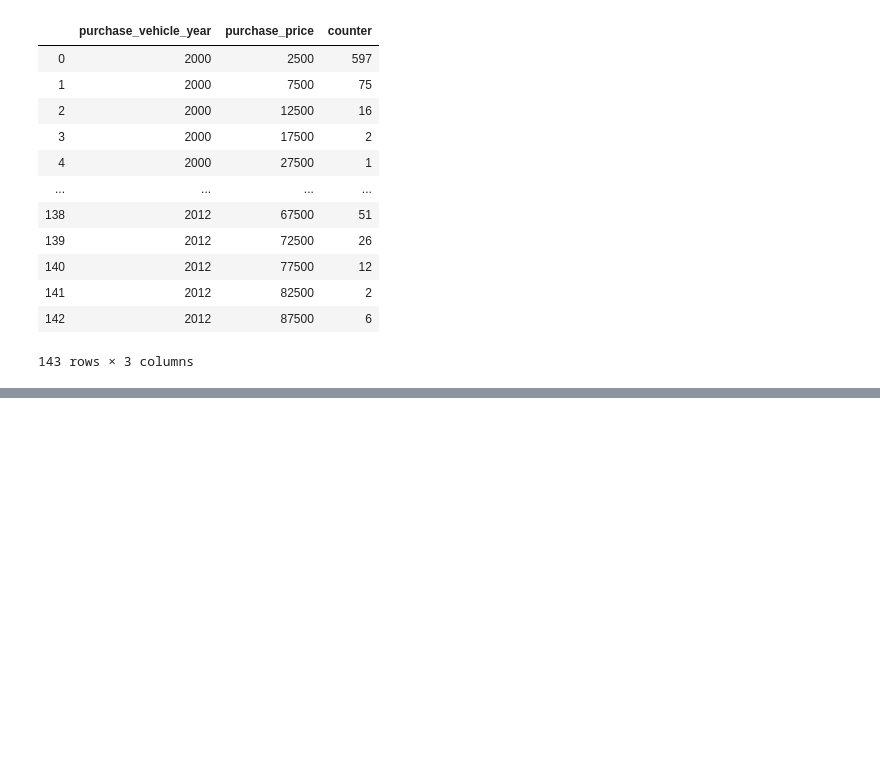
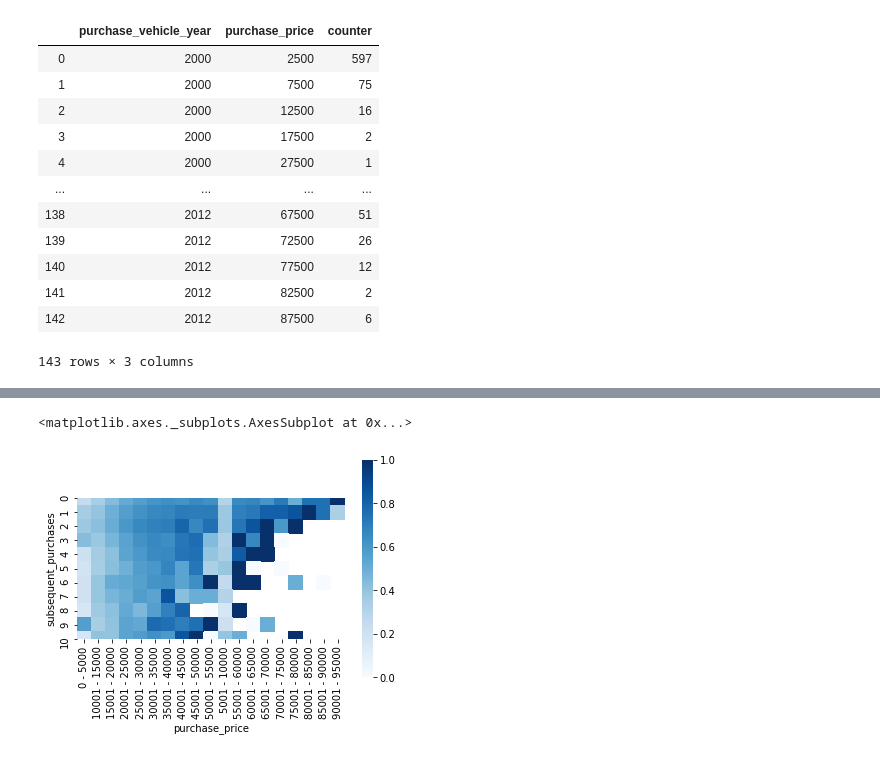
Before and after one commit to Natedogg373/CarMax_Analytics, a Jupyter notebook: CarMax_subsequent_purchase_Random_Forest.ipynb, the cells around one changed output, grey strips where cells are left out. Drawn from its saved outputs; the diff is of its cells as text; code cells hidden in the pictures; blank space fills up the shorter version.

```diff
--- a/CarMax_subsequent_purchase_Random_Forest.ipynb
+++ b/CarMax_subsequent_purchase_Random_Forest.ipynb
@@ -573,0 +663,6 @@ price_year.head(-25)
+# %%
+subs = data.loc[data['purchase_price'] != '?']
+sns.heatmap(subs.pivot_table(index='subsequent_purchases',columns=['purchase_price'],values='trade_in',aggfunc='mean'),cmap='Blues',square=True)
+# %% [output]
+<matplotlib.axes._subplots.AxesSubplot at 0x...>
+[figure, added]
```
Also changed, not shown: parts of 10 cells of this notebook, 14 other files.
